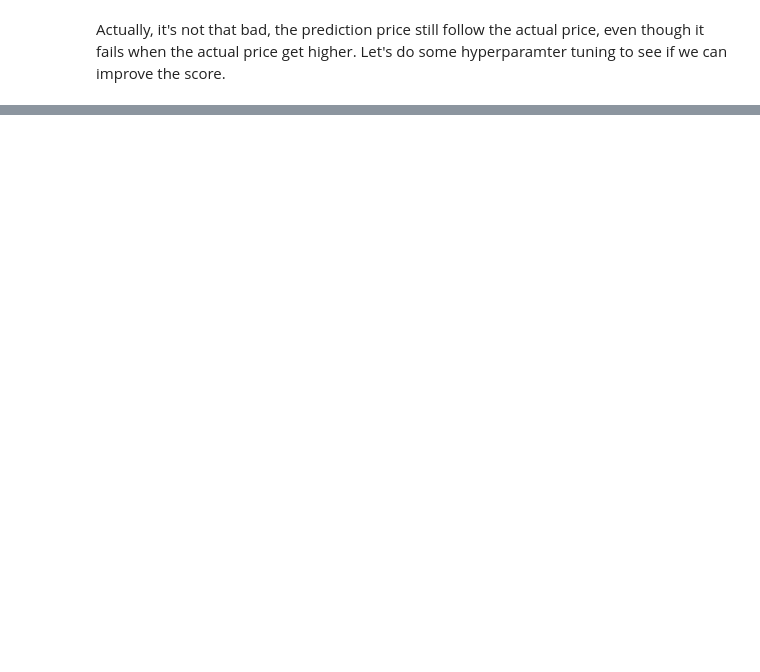
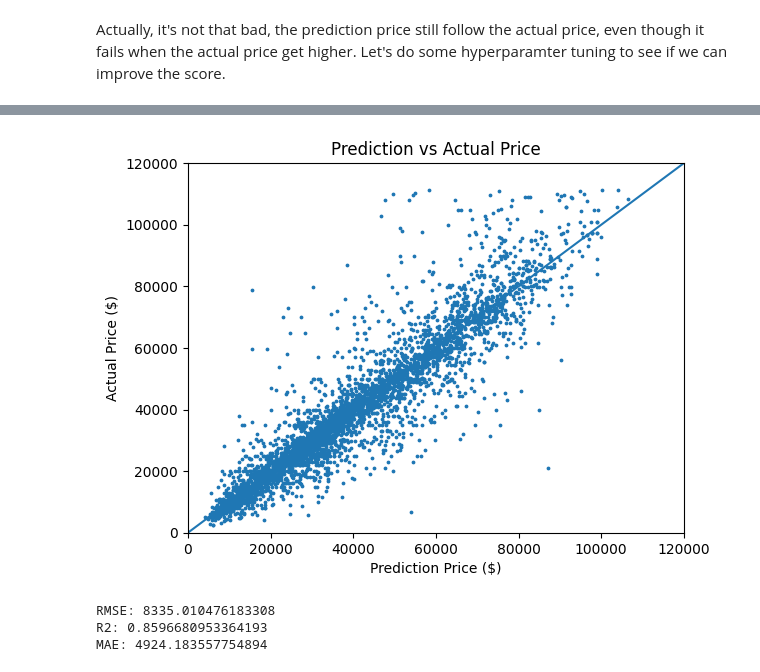
Before and after one commit to alfiannajih/used-vehicle-price-prediction, a Jupyter notebook: used_vehicle.ipynb, the cells around one changed output, grey strips where cells are left out. Drawn from its saved outputs; the diff is of its cells as text; code cells hidden in the pictures; blank space fills up the shorter version.

```diff
--- a/used_vehicle.ipynb
+++ b/used_vehicle.ipynb
@@ -413,3 +737,5 @@ sns.heatmap(
+# %%
+full_num_data['Mileage'] = full_num_data['Kilometres'] / (2023 - full_num_data['Year']).replace(0, 1)
 # %% [markdown]
 Before go to the Data Preprocessing section, let's combine the `full_num_data` and `full_cat_data` into one called `full_data`
 # %%
@@ -680,0 +1003,10 @@ Actually, it's not that bad, the prediction price still follow the actual price,
+# %%
+rf_final = RandomForestRegressor(
+    n_estimators=500,
+    min_samples_split=5,
+    min_samples_leaf=1,
+    max_features=None,
+    max_depth=None,
+    bootstrap=True,
+    random_state=0
+)
@@ -680,0 +1018,39 @@ Actually, it's not that bad, the prediction price still follow the actual price,
+# %%
+# Prediction
+rf_final_predict = rf_final.predict(X_test_trans)
+
+# Evaluate Score
+rf_final_mse = mean_squared_error(y_test_trans, rf_final_predict)
+rf_final_rmse = np.sqrt(rf_final_mse)
+
+rf_final_mae = mean_absolute_error(y_test_trans, rf_final_predict)
+
+rf_final_r2 = r2_score(y_test_trans, rf_final_predict)
+
+# Plot
+plt.scatter(
+    rf_final_predict,
+    y_test_trans,
+    s=3
+)
+plt.plot(
+    [0, 120000],
+    [0, 120000]
+)
+
+plt.xlim(0, 120000)
+plt.ylim(0, 120000)
+
+plt.title('Prediction vs Actual Price')
+
+plt.xlabel('Prediction Price ($)')
+plt.ylabel('Actual Price ($)')
+
+plt.show()
+
+print(f'RMSE: {rf_final_rmse}\nR2: {rf_final_r2}\nMAE: {rf_final_mae}')
+# %% [output]
+[figure, added]
+RMSE: 8335.010476183308
+R2: 0.8596680953364193
+MAE: 4924.183557754894
```
Also changed, not shown: parts of 75 cells of this notebook, 1 other file.
